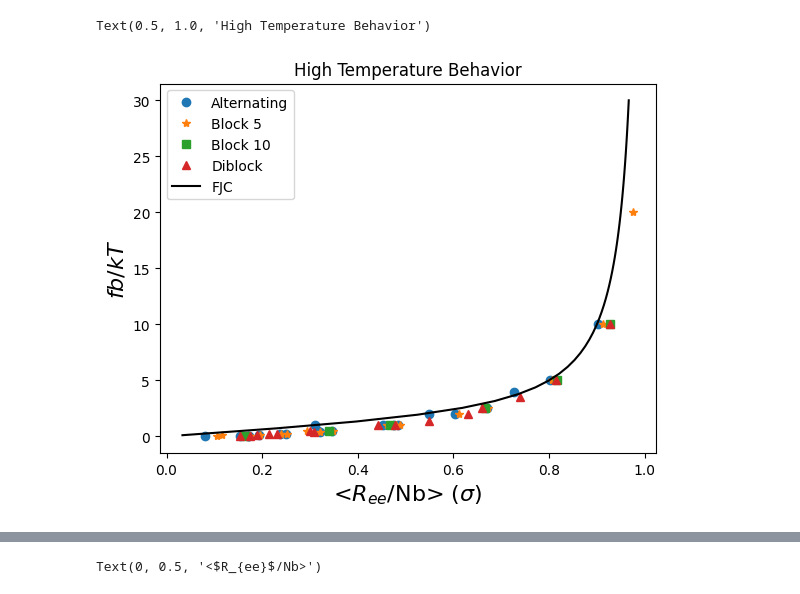
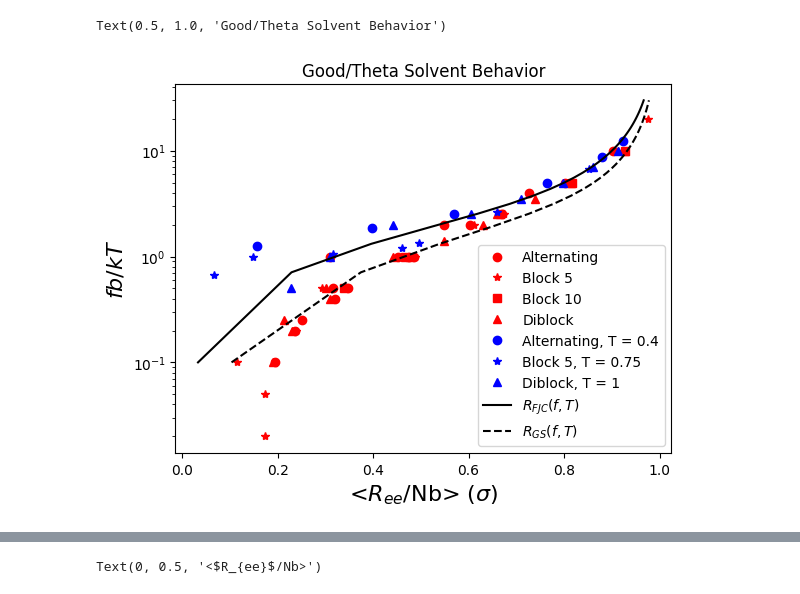
Before and after one commit to VagrantHyp/Code, a Jupyter notebook: DiffConfig.ipynb, the cells around one changed output, grey strips where cells are left out. Cells and saved outputs as stored; diff of their text form; code cells hidden in the pictures.

Commit message:
Combine figures

```diff
--- a/DiffConfig.ipynb
+++ b/DiffConfig.ipynb
@@ -21,24 +21,34 @@ Tc = [0.41, 0.85, 1.09, 1.6]
 # %%
 #High T behavior
 
 symbol = ['o','*', 's', '^']
 sequence = ['Alternating', 'Block 5', 'Block 10', 'Diblock']
 for i in range(0, 4):
     cgt = ls[i]
     force = np.array([])
     Ree = np.array([])
 
     for test in cgt:
         if test.t > Tc[i]:
             force = np.append(force, test.f/ test.t)
             Ree = np.append(Ree, test.aveRee)
-    plt.plot(Ree / 99, force, symbol[i], label = f'{sequence[i]}')
+    plt.plot((Ree / 99), force, symbol[i], color = 'red', label = f'{sequence[i]}')
 
-plt.plot(y, x, color = 'k', label = 'FJC')
+
+T_theta = [0.4, 0.75, 1, 1]
+for i in range(0, 4):
+    for cgt in ls[i]:
+        if cgt.t == T_theta[i]:
+            plt.plot(cgt.aveRee / 99, cgt.f/cgt.t, symbol[i], color = 'blue', label = f'{sequence[i]}, T = {T_theta[i]}')
+
+plt.plot(y, x, 'k', label = '$R_{FJC}(f, T)$')
+
+plt.plot(y**(2/3), x, 'k--', label = '$R_{GS}(f, T)$')
 plt.legend()
 plt.ylabel('$fb/kT$', fontsize=16)
 plt.xlabel('<$R_{ee}$/Nb> ($\sigma$)', fontsize=16)
-plt.title('High Temperature Behavior')
+plt.yscale('log')
+plt.title(r'Good/Theta Solvent Behavior')
 # %% [output]
-Text(0.5, 1.0, 'High Temperature Behavior')
+Text(0.5, 1.0, 'Good/Theta Solvent Behavior')
-[figure, old version]
+[figure, new version]
```
Also changed, not shown: parts of 1 cell of this notebook.
